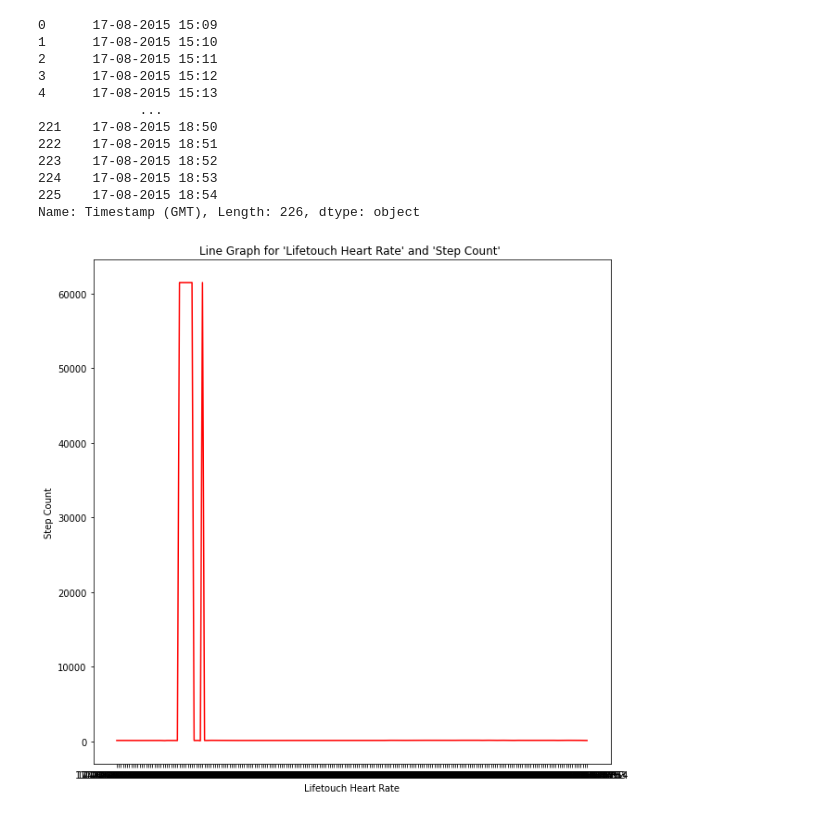
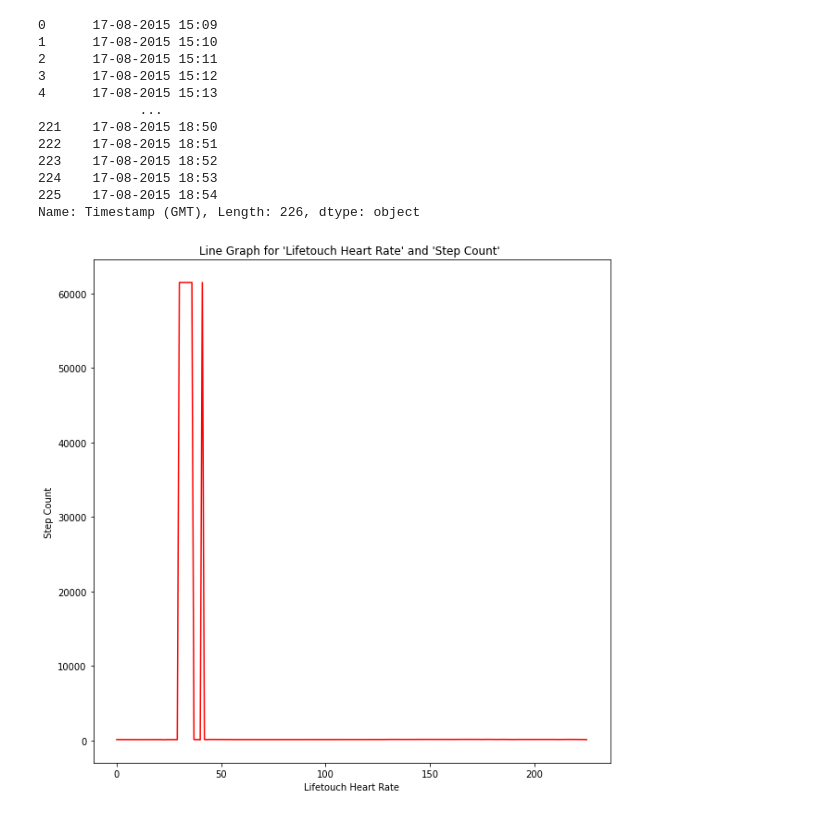
Before and after one commit to harishahamed26/PredictionOfHeartRate, a Jupyter notebook: HeartRatePrediction.ipynb, the cells around one changed output. Cells and saved outputs as stored; diff of their text form; code cells hidden in the pictures.

```diff
--- a/HeartRatePrediction.ipynb
+++ b/HeartRatePrediction.ipynb
@@ -100,7 +121,13 @@ def Plot_TimeSeries(x,y):
     plt.ylabel('Step Count')
     plt.show()
 # %%
-Plot_TimeSeries(df_HeartRate['Timestamp (GMT)'],df_HeartRate['Lifetouch Heart Rate'])
+'''
+ Calling the plotting function by passing the attributes
+ x = df_HeartRate['Timestamp (GMT)']
+ y = Step Count
+'''
+
+Plot_TimeSeries(Step_Count,df_HeartRate['Lifetouch Heart Rate'])
 # %% [output]
-[figure, old version]
+[figure, new version]
 # %%
```
Also changed, not shown: parts of 64 cells of this notebook.
